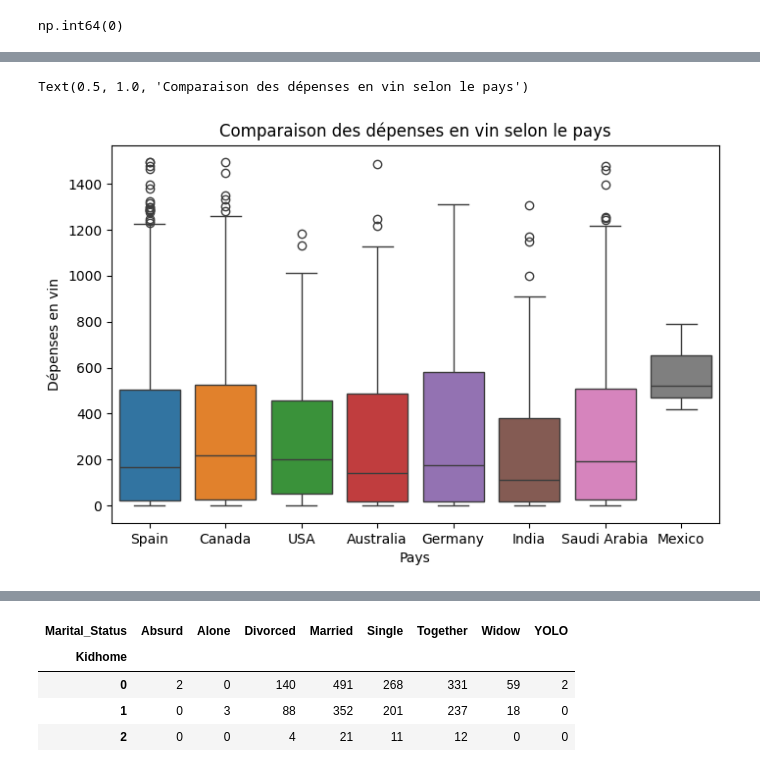
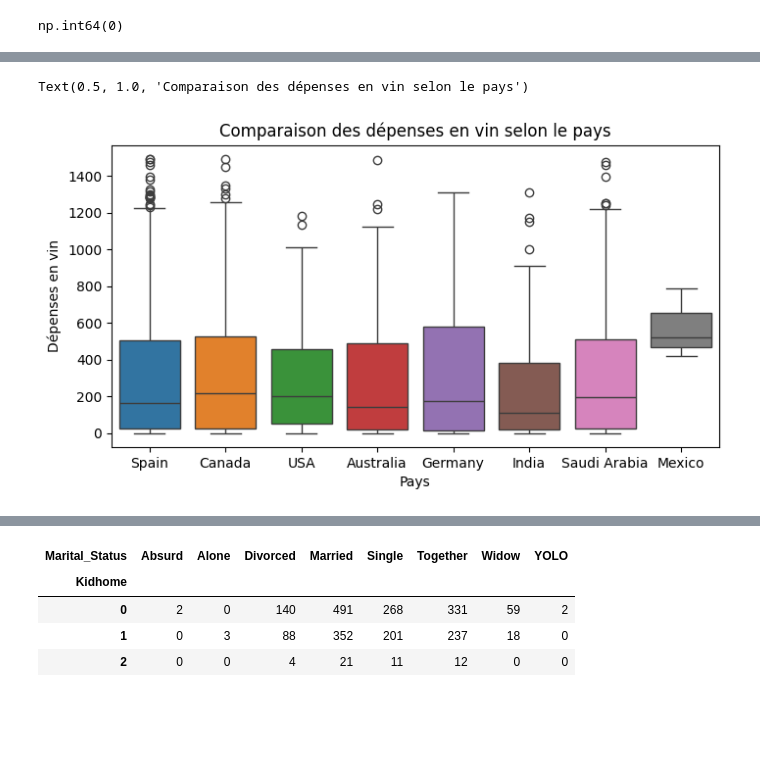
Before and after one commit to baladi33/jury_blan, a Jupyter notebook: Jury Blanc.ipynb, the cells around one changed output, grey strips where cells are left out. Saved outputs shown, nothing was run; the diff lists cells and outputs as text; code cells hidden in the pictures; blank space fills up the shorter version.

```diff
--- a/Jury Blanc.ipynb
+++ b/Jury Blanc.ipynb
@@ -163,9 +167,10 @@ statistiques_descriptives
 # %%
-plt.figure(figsize=(8,5))
+# variable discréte et continue :
+plt.figure(figsize=(8,4))
 sns.boxplot(data=df,x="Country",y="MntWines",hue='Country')
 plt.xlabel("Pays")
 plt.ylabel("Dépenses en vin")
 plt.title("Comparaison des dépenses en vin selon le pays")
 # %% [output]
 Text(0.5, 1.0, 'Comparaison des dépenses en vin selon le pays')
-[figure, old version]
+[figure, new version]
```
Also changed, not shown: parts of 18 cells of this notebook, 5 other files.
